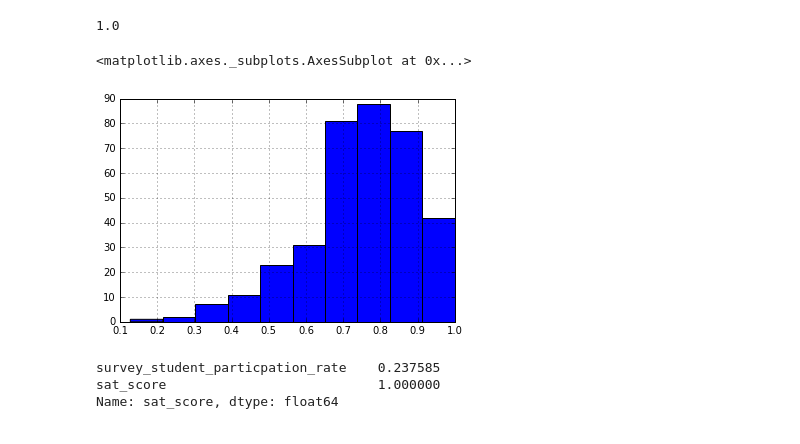
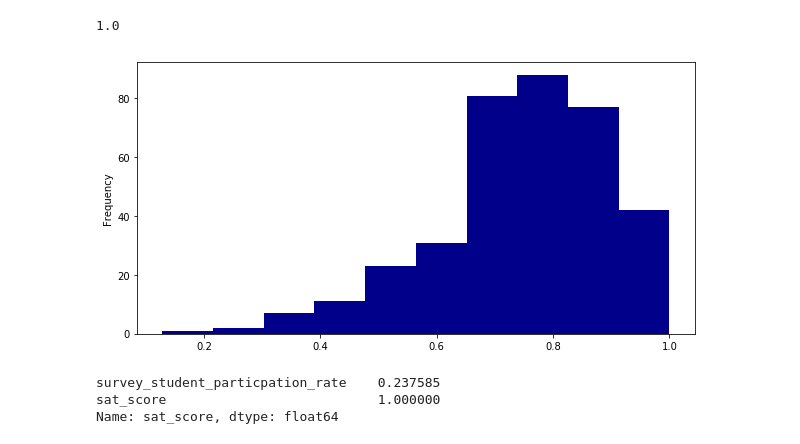
Before and after one commit to sternb0t/dataquest, a Jupyter notebook: nyc_high_schools/nyc_high_schools.ipynb, the cells around one changed output. Drawn from its saved outputs; the diff is of its cells as text; code cells hidden in the pictures.

```diff
--- a/nyc_high_schools/nyc_high_schools.ipynb
+++ b/nyc_high_schools/nyc_high_schools.ipynb
@@ -42,7 +42,7 @@ survey_fields = [
     "aca_p_11",
     "saf_t_11",
     "com_t_11",
-    "eng_t_10",
+    "eng_t_11",
     "aca_t_11",
     "saf_s_11",
     "com_s_11",
@@ -53,7 +53,8 @@ survey_fields = [
     "eng_tot_11",
     "aca_tot_11",
 ]
-survey = survey.loc[:,survey_fields]
+survey = survey.loc[:, survey_fields]
+
 data["survey"] = survey
 # %% [markdown]
 # Add DBN columns
@@ -250,10 +251,10 @@ combined["survey_student_particpation_rate"].max()
 # %%
 # survey student participation rate distribution
 
-combined["survey_student_particpation_rate"].hist()
+combined["survey_student_particpation_rate"].plot.hist(figsize=(10,5), color="darkblue")
+plt.show()
 # %% [output]
-<matplotlib.axes._subplots.AxesSubplot at 0x...>
-[figure, old version]
+[figure, new version]
 # %%
 survey_participation_correlation = \
     combined[["survey_student_particpation_rate", "sat_score"]].corr()
```
Also changed, not shown: parts of 10 cells of this notebook, 2 other files.
